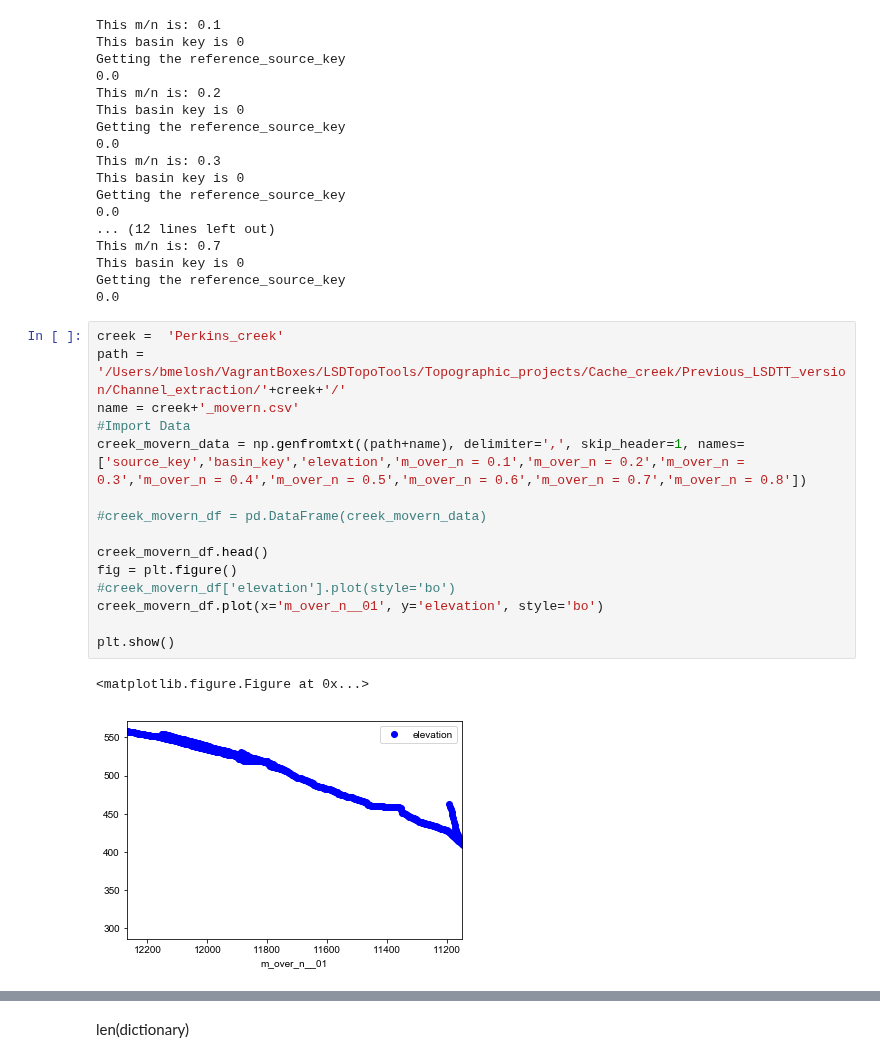
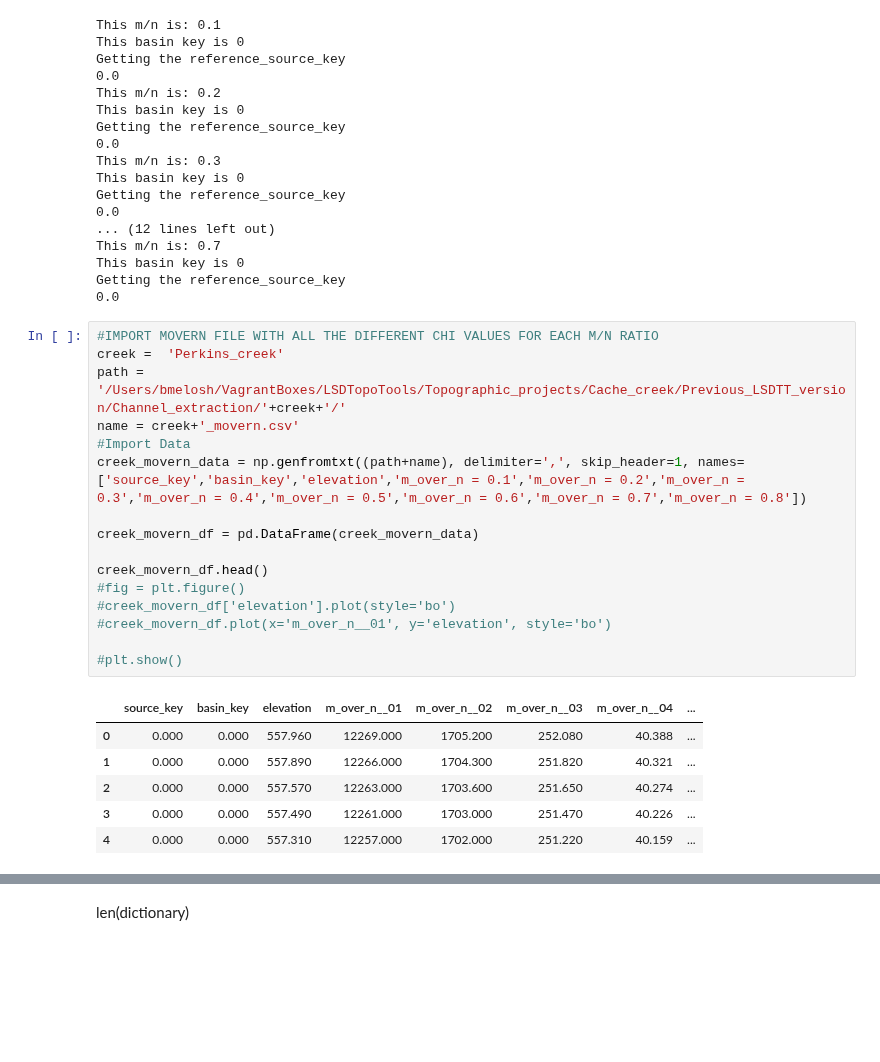
Before and after one commit to BenjiDa/ProfileTools, a Jupyter notebook: Channel_profiles.ipynb, the cells around one changed output, grey strips where cells are left out. Cells and saved outputs as stored; diff of their text form; blank space fills up the shorter version.

```diff
--- a/Channel_profiles.ipynb
+++ b/Channel_profiles.ipynb
@@ -151,20 +148,25 @@ This basin key is 0
 Getting the reference_source_key
 0.0
 # %%
+#IMPORT MOVERN FILE WITH ALL THE DIFFERENT CHI VALUES FOR EACH M/N RATIO
 creek =  'Perkins_creek'
 path = '/Users/bmelosh/VagrantBoxes/LSDTopoTools/Topographic_projects/Cache_creek/Previous_LSDTT_version/Channel_extraction/'+creek+'/'
 name = creek+'_movern.csv'
 #Import Data
 creek_movern_data = np.genfromtxt((path+name), delimiter=',', skip_header=1, names=['source_key','basin_key','elevation','m_over_n = 0.1','m_over_n = 0.2','m_over_n = 0.3','m_over_n = 0.4','m_over_n = 0.5','m_over_n = 0.6','m_over_n = 0.7','m_over_n = 0.8'])
 
-#creek_movern_df = pd.DataFrame(creek_movern_data)
+creek_movern_df = pd.DataFrame(creek_movern_data)
 
 creek_movern_df.head()
-fig = plt.figure()
+#fig = plt.figure()
 #creek_movern_df['elevation'].plot(style='bo')
-creek_movern_df.plot(x='m_over_n__01', y='elevation', style='bo')
+#creek_movern_df.plot(x='m_over_n__01', y='elevation', style='bo')
 
-plt.show()
+#plt.show()
 # %% [output]
-<matplotlib.figure.Figure at 0x...>
-[figure, removed]
+|  | source_key | basin_key | elevation | m_over_n__01 | m_over_n__02 | m_over_n__03 | m_over_n__04 | ... |
+| 0 | 0.000 | 0.000 | 557.960 | 12269.000 | 1705.200 | 252.080 | 40.388 | ... |
+| 1 | 0.000 | 0.000 | 557.890 | 12266.000 | 1704.300 | 251.820 | 40.321 | ... |
+| 2 | 0.000 | 0.000 | 557.570 | 12263.000 | 1703.600 | 251.650 | 40.274 | ... |
+| 3 | 0.000 | 0.000 | 557.490 | 12261.000 | 1703.000 | 251.470 | 40.226 | ... |
+| 4 | 0.000 | 0.000 | 557.310 | 12257.000 | 1702.000 | 251.220 | 40.159 | ... |
```
Also changed, not shown: parts of 13 cells of this notebook, 1 other file.
